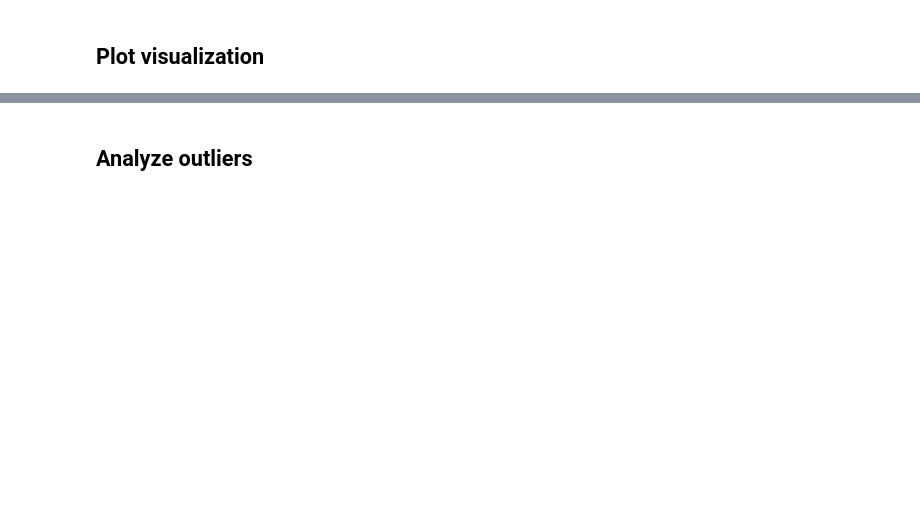
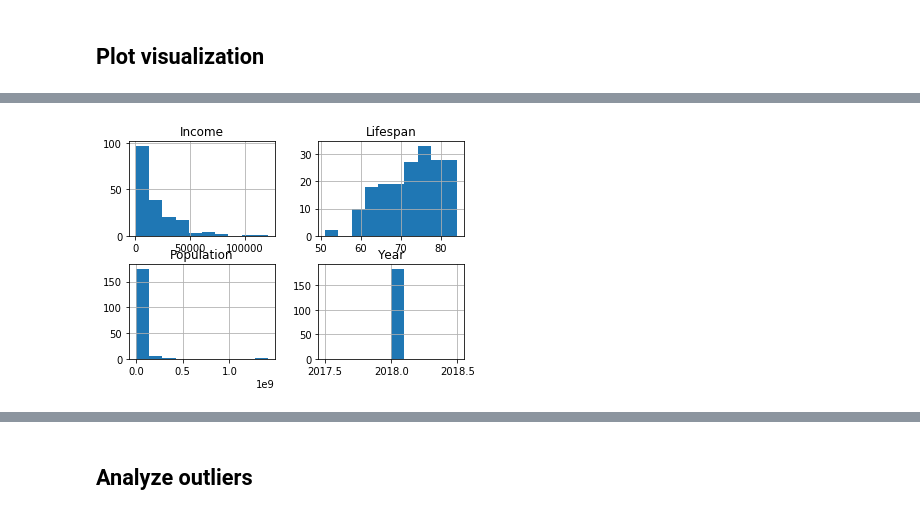
Before and after one commit to bloominstituteoftechnology/DS-Unit-1-Sprint-3-Data-Storytelling, a Jupyter notebook: module4-sequence-your-narrative/LS_DS_224_Sequence_your_narrative.ipynb, the cells around one changed output, grey strips where cells are left out. Cells and saved outputs as stored; diff of their text form; code cells hidden in the pictures; blank space fills up the shorter version.

```diff
--- a/module4-sequence-your-narrative/LS_DS_224_Sequence_your_narrative.ipynb
+++ b/module4-sequence-your-narrative/LS_DS_224_Sequence_your_narrative.ipynb
@@ -97,3 +156,7 @@ concepts.head()
 ## Merge data
 # %% [markdown]
 https://github.com/pandas-dev/pandas/blob/master/doc/cheatsheet/Pandas_Cheat_Sheet.pdf
+# %%
+#merge lifespan, income, and population
+df = pd.merge(income, lifespan).merge(population)
+df.shape
@@ -99,0 +174,3 @@ https://github.com/pandas-dev/pandas/blob/master/doc/cheatsheet/Pandas_Cheat_She
+# %%
+df = pd.merge(df, entities[['country','name','world_6region']], how='inner', left_on='geo', right_on='country')
+df.head()
@@ -99,0 +191,9 @@ https://github.com/pandas-dev/pandas/blob/master/doc/cheatsheet/Pandas_Cheat_She
+# %%
+df = df.drop(columns=['geo','country_x','country_y','name_x','world_6region_x'])
+df = df.rename(columns={'time':'Year',
+                        'income_per_person_gdppercapita_ppp_inflation_adjusted':'Income',
+                        'life_expectancy_years':'Lifespan',
+                        'population_total':'Population',
+                        'name_y':'Country',
+                        'world_6region_y':'region'})
+df.tail()
@@ -102,2 +262,5 @@ https://github.com/pandas-dev/pandas/blob/master/doc/cheatsheet/Pandas_Cheat_She
 # %% [markdown]
 ## Plot visualization
+# %%
+now = df[df['Year'] == 2018]
+now.shape
@@ -103,0 +278,4 @@ https://github.com/pandas-dev/pandas/blob/master/doc/cheatsheet/Pandas_Cheat_She
+# %%
+now.hist();
+# %% [output]
+[figure, added]
```
Also changed, not shown: parts of 30 cells of this notebook.
